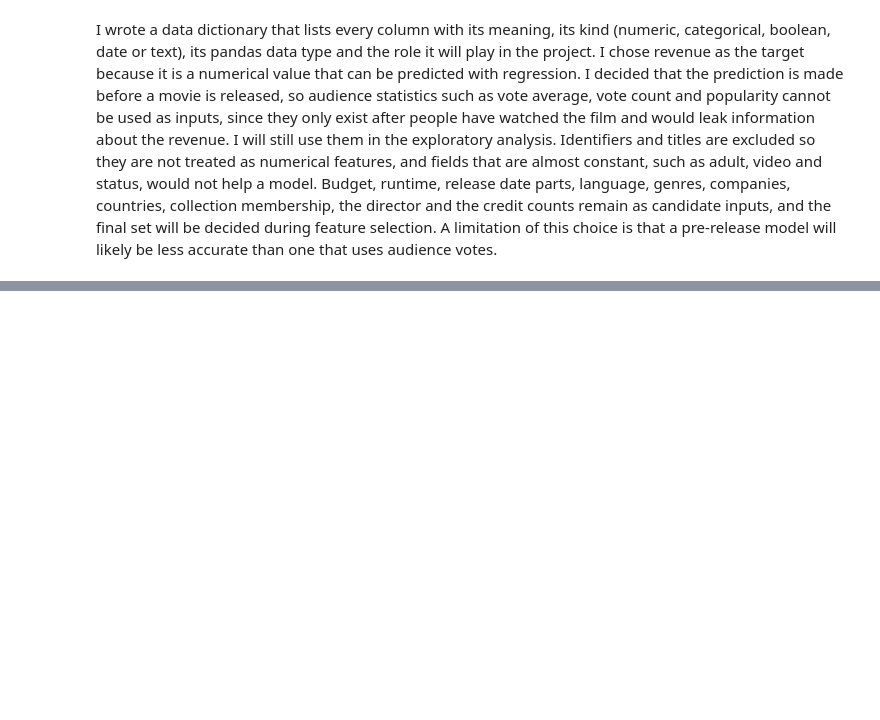
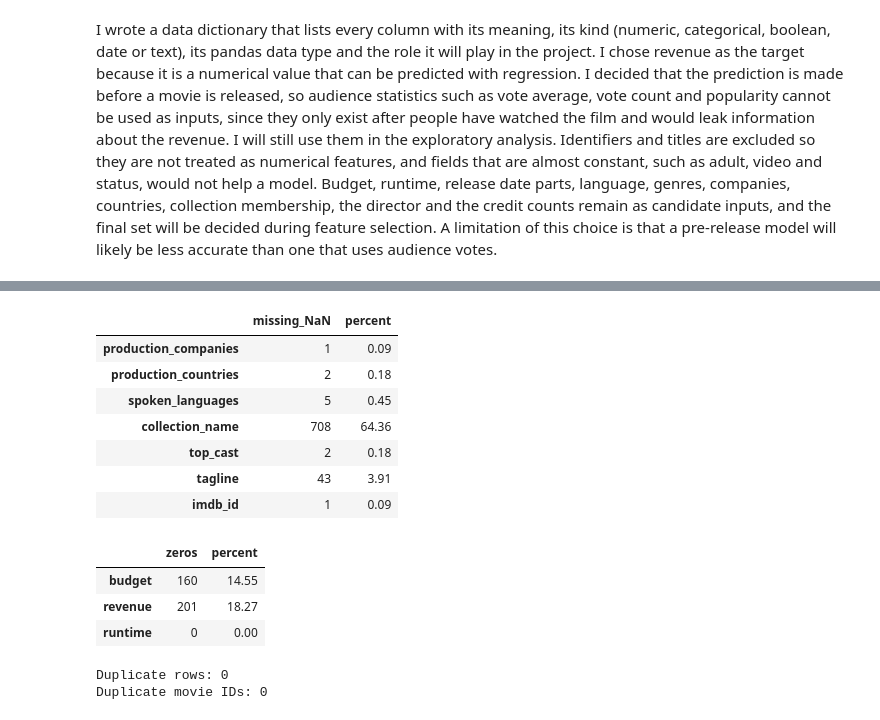
Before and after one commit to eishaiqbal767-cmyk/AI-TMBD-MOVIES-PROJECT, a Jupyter notebook: Notebooks/TMBD_Project.ipynb, the cells around one changed output, grey strips where cells are left out. Cells and saved outputs as stored; diff of their text form; code cells hidden in the pictures; blank space fills up the shorter version.

```diff
--- a/Notebooks/TMBD_Project.ipynb
+++ b/Notebooks/TMBD_Project.ipynb
@@ -458,0 +574,27 @@ I wrote a data dictionary that lists every column with its meaning, its kind (nu
+# %%
+missing = raw_df.isnull().sum().to_frame('missing_NaN')
+missing['percent'] = (missing['missing_NaN'] / len(raw_df) * 100).round(2)
+display(missing[missing['missing_NaN'] > 0])
+
+zero_cols = ['budget', 'revenue', 'runtime']
+zeros = pd.DataFrame({'zeros': [(raw_df[c] == 0).sum() for c in zero_cols]}, index=zero_cols)
+zeros['percent'] = (zeros['zeros'] / len(raw_df) * 100).round(2)
+display(zeros)
+
+print('Duplicate rows:', raw_df.duplicated().sum())
+print('Duplicate movie IDs:', raw_df['id'].duplicated().sum())
+# %% [output]
+|  | missing_NaN | percent |
+| production_companies | 1 | 0.09 |
+| production_countries | 2 | 0.18 |
+| spoken_languages | 5 | 0.45 |
+| collection_name | 708 | 64.36 |
+| top_cast | 2 | 0.18 |
+| tagline | 43 | 3.91 |
+| imdb_id | 1 | 0.09 |
+|  | zeros | percent |
+| budget | 160 | 14.55 |
+| revenue | 201 | 18.27 |
+| runtime | 0 | 0.00 |
+Duplicate rows: 0
+Duplicate movie IDs: 0
```
Also changed, not shown: parts of 10 cells of this notebook.
